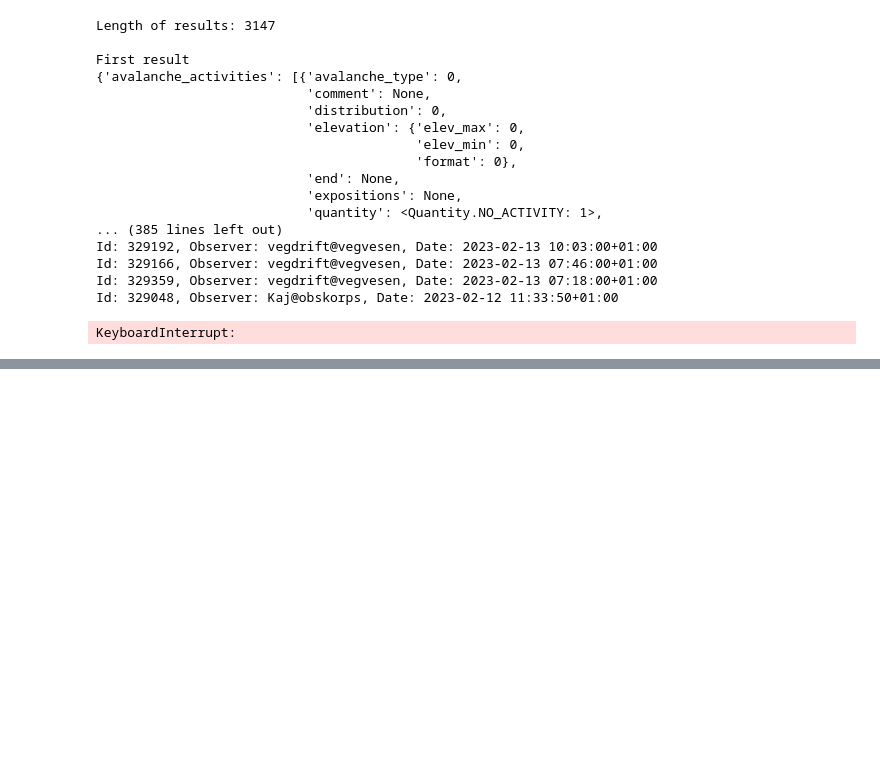
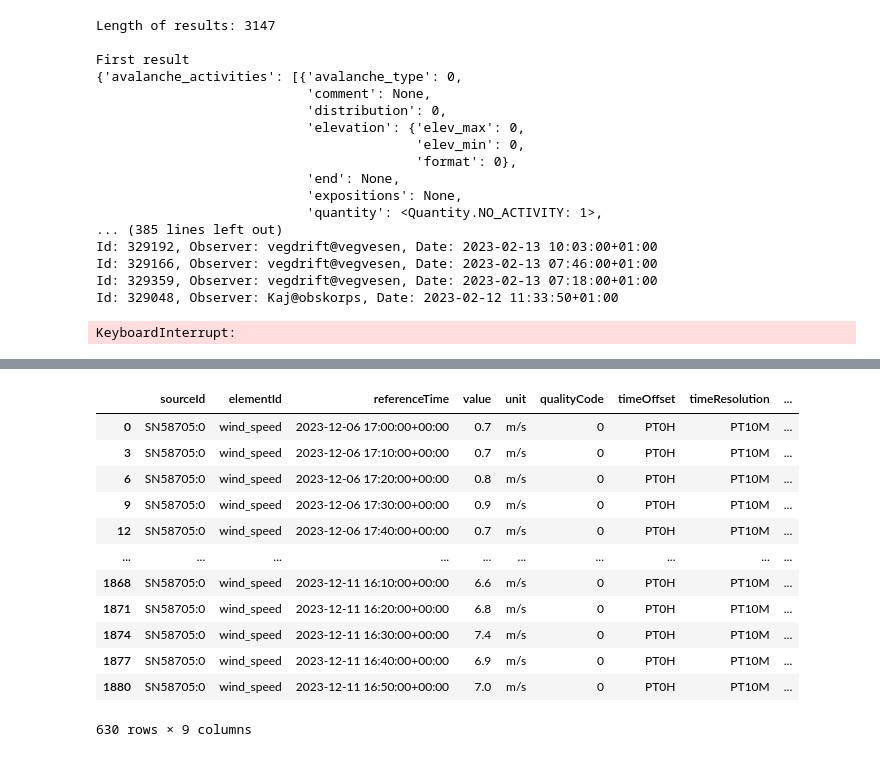
Before and after one commit to jhaalbu/varslingsdata, a Jupyter notebook: varslingsdata/vaerdata/apidata/yrweather_test.ipynb, the cells around one changed output, grey strips where cells are left out. Cells and saved outputs as stored; diff of their text form; code cells hidden in the pictures; blank space fills up the shorter version.

```diff
--- a/varslingsdata/vaerdata/apidata/yrweather_test.ipynb
+++ b/varslingsdata/vaerdata/apidata/yrweather_test.ipynb
@@ -257 +266,17 @@ https://frost.met.no/observations/v0.jsonld?sources=SN58705&elements=air_tempera
+# %%
+display(wind_speed_df)
+# %% [output]
+|  | sourceId | elementId | referenceTime | value | unit | qualityCode | timeOffset | timeResolution | ... |
+| 0 | SN58705:0 | wind_speed | 2023-12-06 17:00:00+00:00 | 0.7 | m/s | 0 | PT0H | PT10M | ... |
+| 3 | SN58705:0 | wind_speed | 2023-12-06 17:10:00+00:00 | 0.7 | m/s | 0 | PT0H | PT10M | ... |
+| 6 | SN58705:0 | wind_speed | 2023-12-06 17:20:00+00:00 | 0.8 | m/s | 0 | PT0H | PT10M | ... |
+| 9 | SN58705:0 | wind_speed | 2023-12-06 17:30:00+00:00 | 0.9 | m/s | 0 | PT0H | PT10M | ... |
+| 12 | SN58705:0 | wind_speed | 2023-12-06 17:40:00+00:00 | 0.7 | m/s | 0 | PT0H | PT10M | ... |
+| ... | ... | ... | ... | ... | ... | ... | ... | ... | ... |
+| 1868 | SN58705:0 | wind_speed | 2023-12-11 16:10:00+00:00 | 6.6 | m/s | 0 | PT0H | PT10M | ... |
+| 1871 | SN58705:0 | wind_speed | 2023-12-11 16:20:00+00:00 | 6.8 | m/s | 0 | PT0H | PT10M | ... |
+| 1874 | SN58705:0 | wind_speed | 2023-12-11 16:30:00+00:00 | 7.4 | m/s | 0 | PT0H | PT10M | ... |
+| 1877 | SN58705:0 | wind_speed | 2023-12-11 16:40:00+00:00 | 6.9 | m/s | 0 | PT0H | PT10M | ... |
+| 1880 | SN58705:0 | wind_speed | 2023-12-11 16:50:00+00:00 | 7.0 | m/s | 0 | PT0H | PT10M | ... |
+630 rows × 9 columns
 # %%
```
Also changed, not shown: parts of 6 cells of this notebook.
